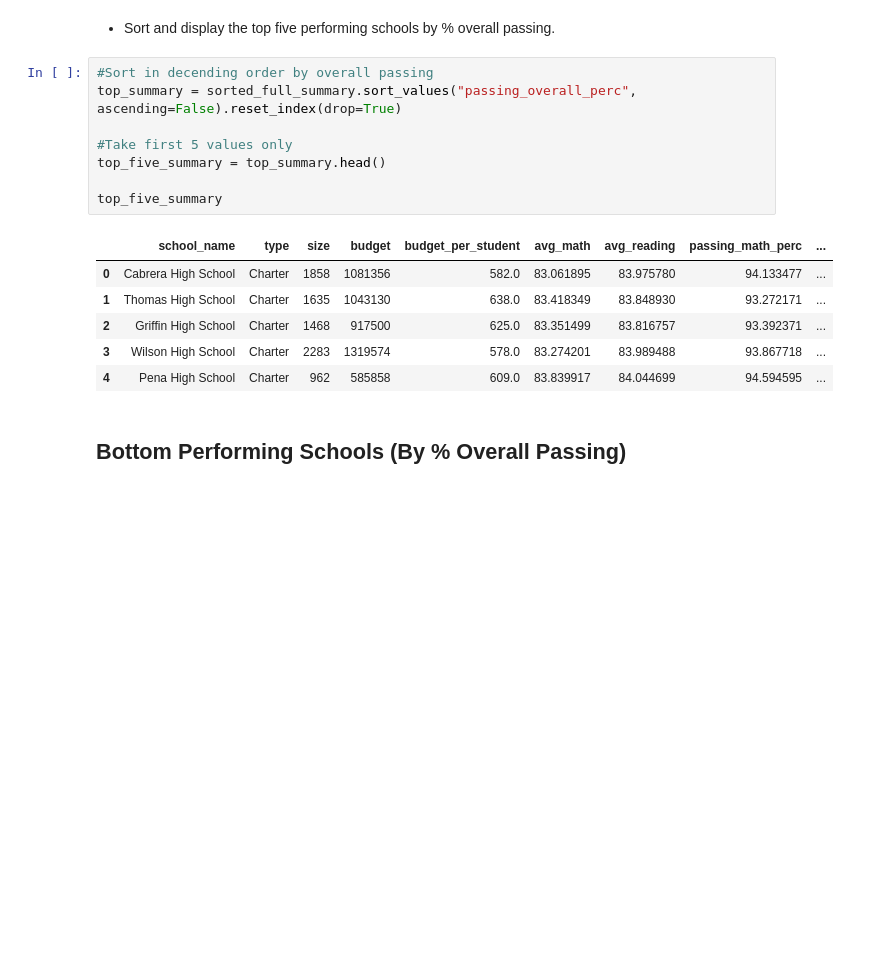
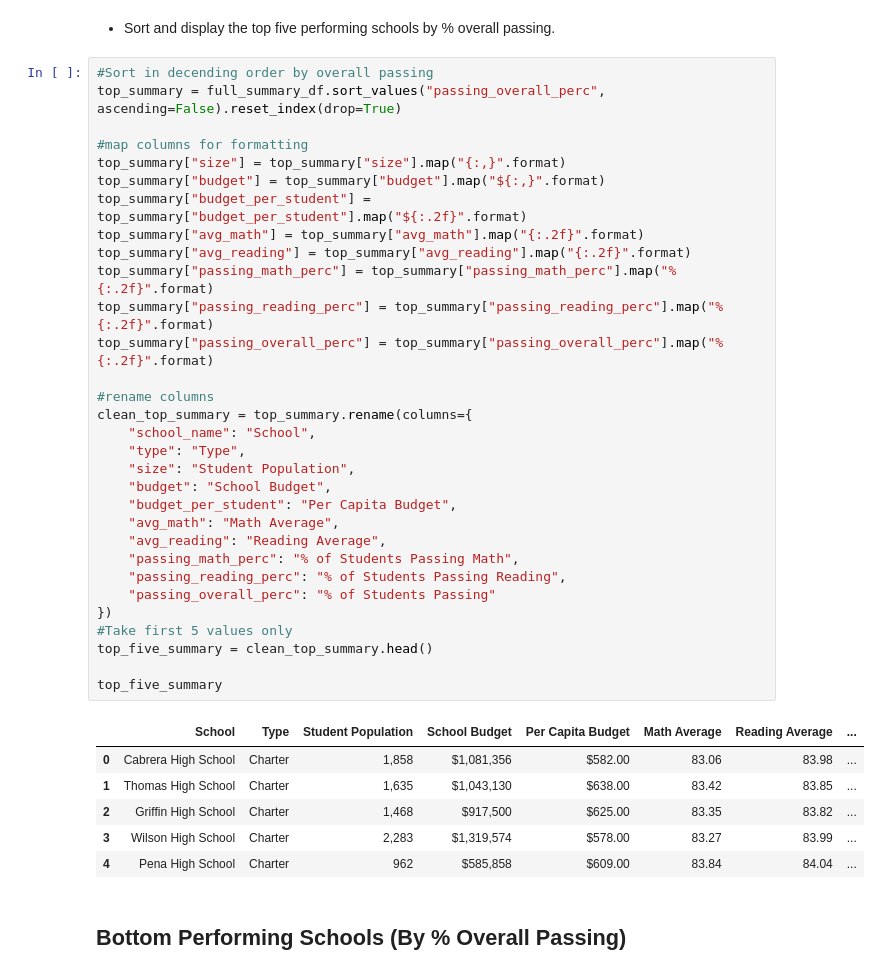
Before and after one commit to tkadamson/Pandas-School-Data, a Jupyter notebook: PyCitySchools.ipynb, the cells around one changed output. Drawn from its saved outputs; the diff is of its cells as text; blank space fills up the shorter version.

```diff
--- a/PyCitySchools.ipynb
+++ b/PyCitySchools.ipynb
@@ -211,21 +241,44 @@ sorted_full_summary
 ## Top Performing Schools (By % Overall Passing)
 # %% [markdown]
 * Sort and display the top five performing schools by % overall passing.
-# %%
-#Sort in decending order by overall passing
-top_summary = sorted_full_summary.sort_values("passing_overall_perc", ascending=False).reset_index(drop=True)
-
-#Take first 5 values only
-top_five_summary = top_summary.head()
-
-top_five_summary
-# %% [output]
-|  | school_name | type | size | budget | budget_per_student | avg_math | avg_reading | passing_math_perc | ... |
-| 0 | Cabrera High School | Charter | 1858 | 1081356 | 582.0 | 83.061895 | 83.975780 | 94.133477 | ... |
-| 1 | Thomas High School | Charter | 1635 | 1043130 | 638.0 | 83.418349 | 83.848930 | 93.272171 | ... |
-| 2 | Griffin High School | Charter | 1468 | 917500 | 625.0 | 83.351499 | 83.816757 | 93.392371 | ... |
-| 3 | Wilson High School | Charter | 2283 | 1319574 | 578.0 | 83.274201 | 83.989488 | 93.867718 | ... |
-| 4 | Pena High School | Charter | 962 | 585858 | 609.0 | 83.839917 | 84.044699 | 94.594595 | ... |
+# %%
+#Sort in decending order by overall passing
+top_summary = full_summary_df.sort_values("passing_overall_perc", ascending=False).reset_index(drop=True)
+
+#map columns for formatting
+top_summary["size"] = top_summary["size"].map("{:,}".format)
+top_summary["budget"] = top_summary["budget"].map("${:,}".format)
+top_summary["budget_per_student"] = top_summary["budget_per_student"].map("${:.2f}".format)
+top_summary["avg_math"] = top_summary["avg_math"].map("{:.2f}".format)
+top_summary["avg_reading"] = top_summary["avg_reading"].map("{:.2f}".format)
+top_summary["passing_math_perc"] = top_summary["passing_math_perc"].map("%{:.2f}".format)
+top_summary["passing_reading_perc"] = top_summary["passing_reading_perc"].map("%{:.2f}".format)
+top_summary["passing_overall_perc"] = top_summary["passing_overall_perc"].map("%{:.2f}".format)
+
+#rename columns
+clean_top_summary = top_summary.rename(columns={
+    "school_name": "School",
+    "type": "Type",
+    "size": "Student Population",
+    "budget": "School Budget",
+    "budget_per_student": "Per Capita Budget",
+    "avg_math": "Math Average",
+    "avg_reading": "Reading Average",
+    "passing_math_perc": "% of Students Passing Math",
+    "passing_reading_perc": "% of Students Passing Reading",
+    "passing_overall_perc": "% of Students Passing"
+})
+#Take first 5 values only
+top_five_summary = clean_top_summary.head()
+
+top_five_summary
+# %% [output]
+|  | School | Type | Student Population | School Budget | Per Capita Budget | Math Average | Reading Average | ... |
+| 0 | Cabrera High School | Charter | 1,858 | $1,081,356 | $582.00 | 83.06 | 83.98 | ... |
+| 1 | Thomas High School | Charter | 1,635 | $1,043,130 | $638.00 | 83.42 | 83.85 | ... |
+| 2 | Griffin High School | Charter | 1,468 | $917,500 | $625.00 | 83.35 | 83.82 | ... |
+| 3 | Wilson High School | Charter | 2,283 | $1,319,574 | $578.00 | 83.27 | 83.99 | ... |
+| 4 | Pena High School | Charter | 962 | $585,858 | $609.00 | 83.84 | 84.04 | ... |
 # %% [markdown]
 ## Bottom Performing Schools (By % Overall Passing)
 # %% [markdown]
```
Also changed, not shown: parts of 9 cells of this notebook.
